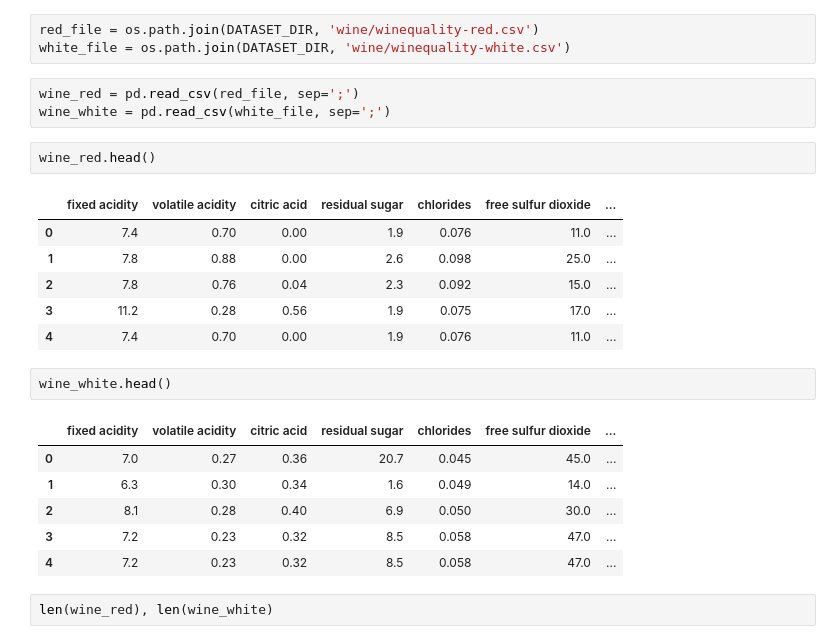
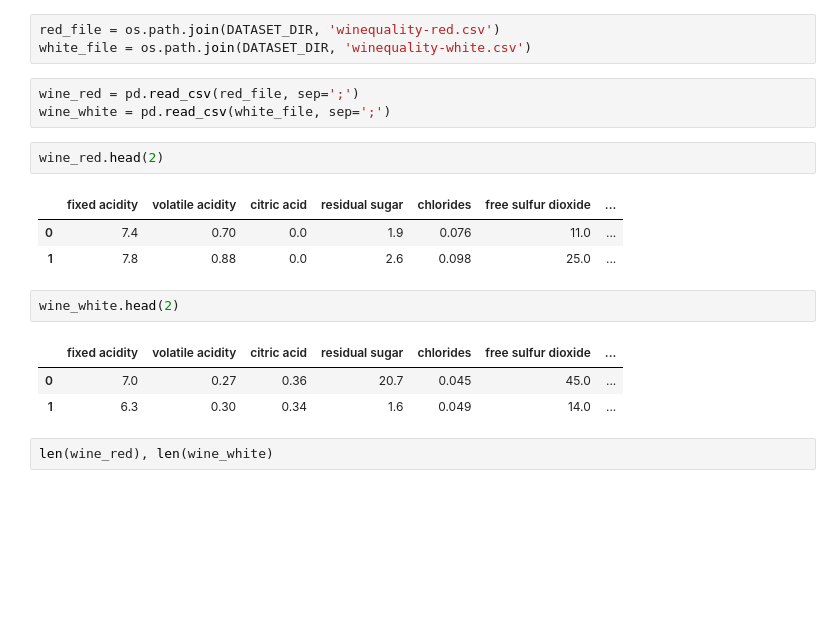
Before and after one commit to tweakershin/python-programming2, a Jupyter notebook: ML/wine/02. Logistic Regression (Wine Quality).ipynb, the cells around one changed output. Drawn from its saved outputs; the diff is of its cells as text; blank space fills up the shorter version.

```diff
--- a/ML/wine/02. Logistic Regression (Wine Quality).ipynb
+++ b/ML/wine/02. Logistic Regression (Wine Quality).ipynb
@@ -8,29 +8,23 @@ from matplotlib import pyplot as plt
 # %%
 DATASET_DIR = os.path.join(os.path.dirname(os.getcwd()), 'datasets')
 # %%
-red_file = os.path.join(DATASET_DIR, 'wine/winequality-red.csv')
-white_file = os.path.join(DATASET_DIR, 'wine/winequality-white.csv')
+red_file = os.path.join(DATASET_DIR, 'winequality-red.csv')
+white_file = os.path.join(DATASET_DIR, 'winequality-white.csv')
 # %%
 wine_red = pd.read_csv(red_file, sep=';')
 wine_white = pd.read_csv(white_file, sep=';')
 # %%
-wine_red.head()
+wine_red.head(2)
 # %% [output]
 |  | fixed acidity | volatile acidity | citric acid | residual sugar | chlorides | free sulfur dioxide | ... |
-| 0 | 7.4 | 0.70 | 0.00 | 1.9 | 0.076 | 11.0 | ... |
-| 1 | 7.8 | 0.88 | 0.00 | 2.6 | 0.098 | 25.0 | ... |
-| 2 | 7.8 | 0.76 | 0.04 | 2.3 | 0.092 | 15.0 | ... |
-| 3 | 11.2 | 0.28 | 0.56 | 1.9 | 0.075 | 17.0 | ... |
-| 4 | 7.4 | 0.70 | 0.00 | 1.9 | 0.076 | 11.0 | ... |
+| 0 | 7.4 | 0.70 | 0.0 | 1.9 | 0.076 | 11.0 | ... |
+| 1 | 7.8 | 0.88 | 0.0 | 2.6 | 0.098 | 25.0 | ... |
 # %%
-wine_white.head()
+wine_white.head(2)
 # %% [output]
 |  | fixed acidity | volatile acidity | citric acid | residual sugar | chlorides | free sulfur dioxide | ... |
 | 0 | 7.0 | 0.27 | 0.36 | 20.7 | 0.045 | 45.0 | ... |
 | 1 | 6.3 | 0.30 | 0.34 | 1.6 | 0.049 | 14.0 | ... |
-| 2 | 8.1 | 0.28 | 0.40 | 6.9 | 0.050 | 30.0 | ... |
-| 3 | 7.2 | 0.23 | 0.32 | 8.5 | 0.058 | 47.0 | ... |
-| 4 | 7.2 | 0.23 | 0.32 | 8.5 | 0.058 | 47.0 | ... |
 # %%
 len(wine_red), len(wine_white)
 # %% [output]
```
Also changed, not shown: parts of 85 cells of this notebook, 1 other file.
